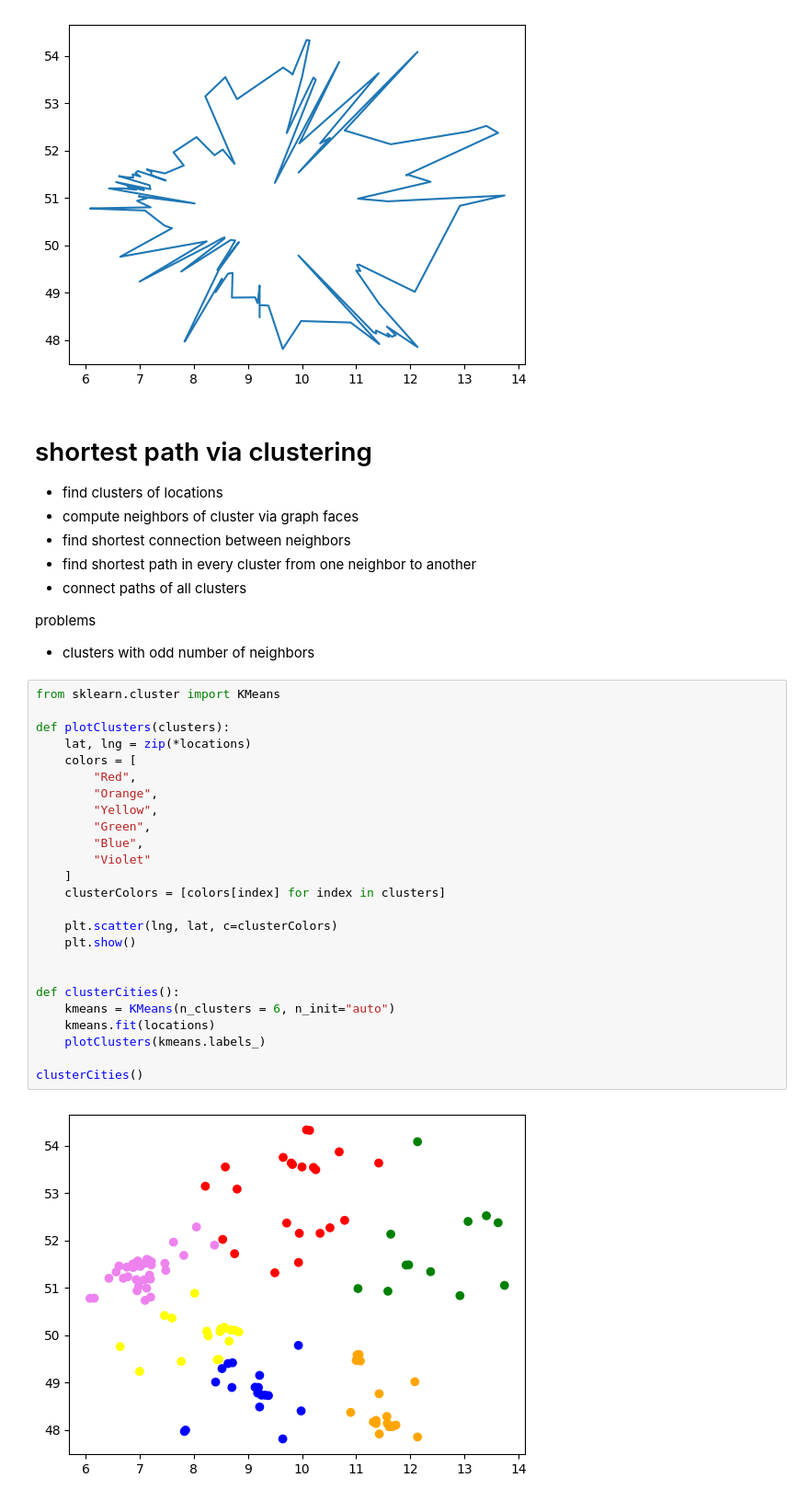
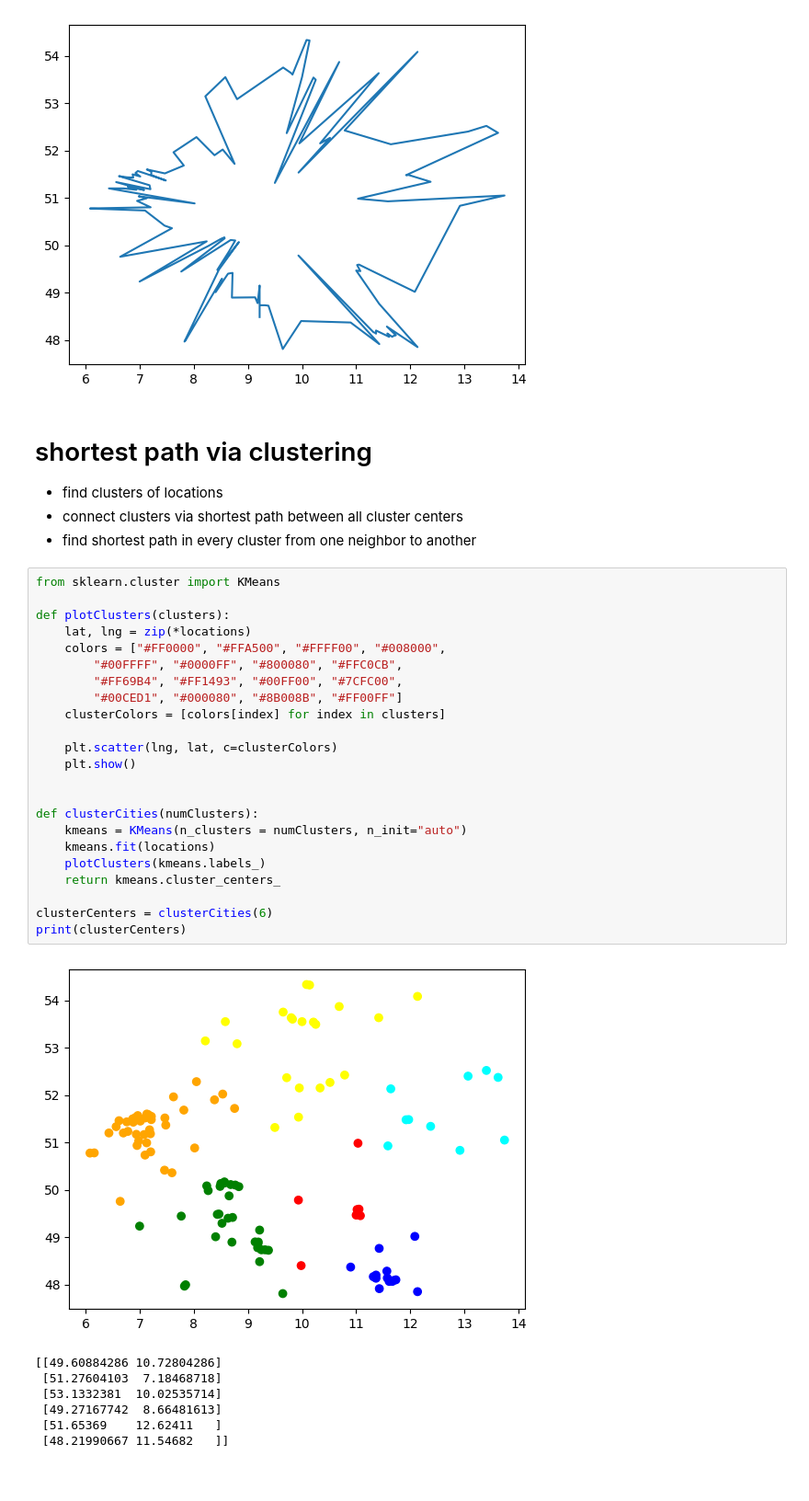
Before and after one commit to JaegerJens/shortest-path, a Jupyter notebook: shortestpath.ipynb, the cells around one changed output. Shown: that part at 92% size. Drawn from its saved outputs; the diff is of its cells as text; blank space fills up the shorter version.

```diff
--- a/shortestpath.ipynb
+++ b/shortestpath.ipynb
@@ -117,38 +117,36 @@ plt.show()
 # shortest path via clustering
 
 * find clusters of locations
-* compute neighbors of cluster via graph faces
-* find shortest connection between neighbors
+* connect clusters via shortest path between all cluster centers
 * find shortest path in every cluster from one neighbor to another
-* connect paths of all clusters
-
-problems
-
-* clusters with odd number of neighbors
 # %%
 from sklearn.cluster import KMeans
 
 def plotClusters(clusters):
     lat, lng = zip(*locations)
-    colors = [
-        "Red",
-        "Orange",
-        "Yellow",
-        "Green",
-        "Blue",
-        "Violet"
-    ]
+    colors = ["#FF0000", "#FFA500", "#FFFF00", "#008000",
+        "#00FFFF", "#0000FF", "#800080", "#FFC0CB",
+        "#FF69B4", "#FF1493", "#00FF00", "#7CFC00",
+        "#00CED1", "#000080", "#8B008B", "#FF00FF"]
     clusterColors = [colors[index] for index in clusters]
 
     plt.scatter(lng, lat, c=clusterColors)
     plt.show()
 
 
-def clusterCities():
-    kmeans = KMeans(n_clusters = 6, n_init="auto")
+def clusterCities(numClusters):
+    kmeans = KMeans(n_clusters = numClusters, n_init="auto")
     kmeans.fit(locations)
     plotClusters(kmeans.labels_)
+    return kmeans.cluster_centers_
 
-clusterCities()
+clusterCenters = clusterCities(6)
+print(clusterCenters)
 # %% [output]
-[figure, old version]
+[figure, new version]
+[[49.60884286 10.72804286]
+ [51.27604103  7.18468718]
+ [53.1332381  10.02535714]
+ [49.27167742  8.66481613]
+ [51.65369    12.62411   ]
+ [48.21990667 11.54682   ]]
```
Also changed, not shown: parts of 1 cell of this notebook.
